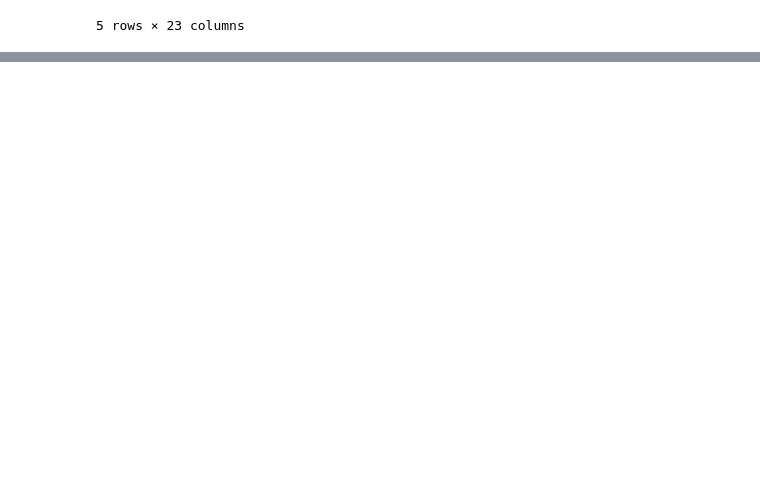
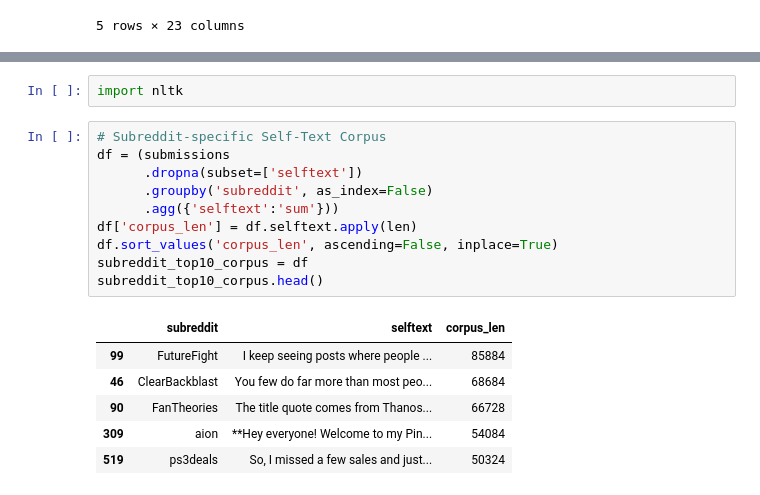
Before and after one commit to ianad/sm-reddit, a Jupyter notebook: notebooks/exploratory_analysis.ipynb, the cells around one changed output, grey strips where cells are left out. Drawn from its saved outputs; the diff is of its cells as text; blank space fills up the shorter version.

Commit message:
corpus tokenization and more explo

```diff
--- a/notebooks/exploratory_analysis.ipynb
+++ b/notebooks/exploratory_analysis.ipynb
@@ -102,0 +84,19 @@ sns.barplot(data=df.sort_values('mean_num_comments', ascending=False),
+# %%
+import nltk
+# %%
+# Subreddit-specific Self-Text Corpus
+df = (submissions
+      .dropna(subset=['selftext'])
+      .groupby('subreddit', as_index=False)
+      .agg({'selftext':'sum'}))
+df['corpus_len'] = df.selftext.apply(len)
+df.sort_values('corpus_len', ascending=False, inplace=True)
+subreddit_top10_corpus = df
+subreddit_top10_corpus.head()
+# %% [output]
+|  | subreddit | selftext | corpus_len |
+| 99 | FutureFight | I keep seeing posts where people ... | 85884 |
+| 46 | ClearBackblast | You few do far more than most peo... | 68684 |
+| 90 | FanTheories | The title quote comes from Thanos... | 66728 |
+| 309 | aion | **Hey everyone! Welcome to my Pin... | 54084 |
+| 519 | ps3deals | So, I missed a few sales and just... | 50324 |
```
Also changed, not shown: parts of 10 cells of this notebook.
